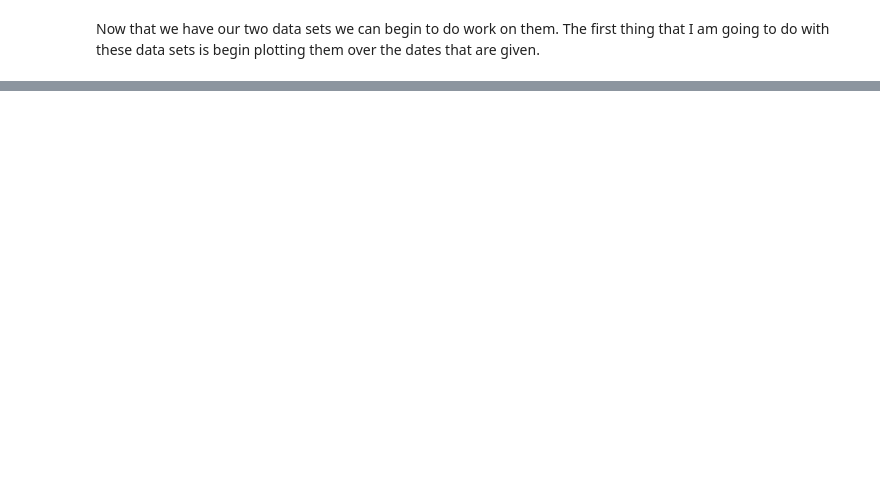
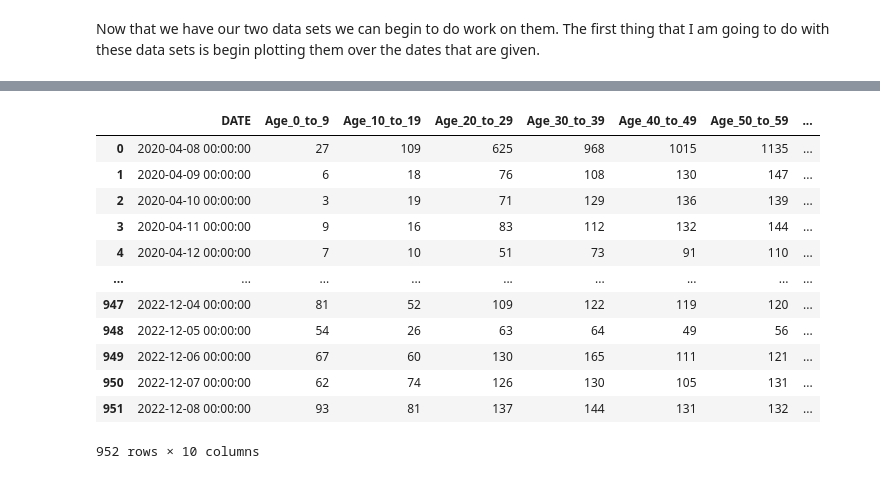
Before and after one commit to Pedro-Jose-da-Rocha-Mendonca/pedro-jose-da-rocha-mendonca.github.io, a Jupyter notebook: Main.ipynb, the cells around one changed output, grey strips where cells are left out. Cells and saved outputs as stored; diff of their text form; code cells hidden in the pictures; blank space fills up the shorter version.

```diff
--- a/Main.ipynb
+++ b/Main.ipynb
@@ -70,0 +114,28 @@ fg
+# %%
+# normalizing data for anova test
+for index in range(len(cases_data_set) - 1, -1, -1):
+    if index > 0:
+        cases_data_set.iat[index, 1] = cases_data_set.iat[index, 1] - cases_data_set.iat[index - 1, 1]
+        cases_data_set.iat[index, 2] = cases_data_set.iat[index, 2] - cases_data_set.iat[index - 1, 2]
+        cases_data_set.iat[index, 3] = cases_data_set.iat[index, 3] - cases_data_set.iat[index - 1, 3]
+        cases_data_set.iat[index, 4] = cases_data_set.iat[index, 4] - cases_data_set.iat[index - 1, 4]
+        cases_data_set.iat[index, 5] = cases_data_set.iat[index, 5] - cases_data_set.iat[index - 1, 5]
+        cases_data_set.iat[index, 6] = cases_data_set.iat[index, 6] - cases_data_set.iat[index - 1, 6]
+        cases_data_set.iat[index, 7] = cases_data_set.iat[index, 7] - cases_data_set.iat[index - 1, 7]
+        cases_data_set.iat[index, 8] = cases_data_set.iat[index, 8] - cases_data_set.iat[index - 1, 8]
+        cases_data_set.iat[index, 9] = cases_data_set.iat[index, 9] - cases_data_set.iat[index - 1, 9]
+cases_data_set
+# %% [output]
+|  | DATE | Age_0_to_9 | Age_10_to_19 | Age_20_to_29 | Age_30_to_39 | Age_40_to_49 | Age_50_to_59 | ... |
+| 0 | 2020-04-08 00:00:00 | 27 | 109 | 625 | 968 | 1015 | 1135 | ... |
+| 1 | 2020-04-09 00:00:00 | 6 | 18 | 76 | 108 | 130 | 147 | ... |
+| 2 | 2020-04-10 00:00:00 | 3 | 19 | 71 | 129 | 136 | 139 | ... |
+| 3 | 2020-04-11 00:00:00 | 9 | 16 | 83 | 112 | 132 | 144 | ... |
+| 4 | 2020-04-12 00:00:00 | 7 | 10 | 51 | 73 | 91 | 110 | ... |
+| ... | ... | ... | ... | ... | ... | ... | ... | ... |
+| 947 | 2022-12-04 00:00:00 | 81 | 52 | 109 | 122 | 119 | 120 | ... |
+| 948 | 2022-12-05 00:00:00 | 54 | 26 | 63 | 64 | 49 | 56 | ... |
+| 949 | 2022-12-06 00:00:00 | 67 | 60 | 130 | 165 | 111 | 121 | ... |
+| 950 | 2022-12-07 00:00:00 | 62 | 74 | 126 | 130 | 105 | 131 | ... |
+| 951 | 2022-12-08 00:00:00 | 93 | 81 | 137 | 144 | 131 | 132 | ... |
+952 rows × 10 columns
```
Also changed, not shown: parts of 12 cells of this notebook.
